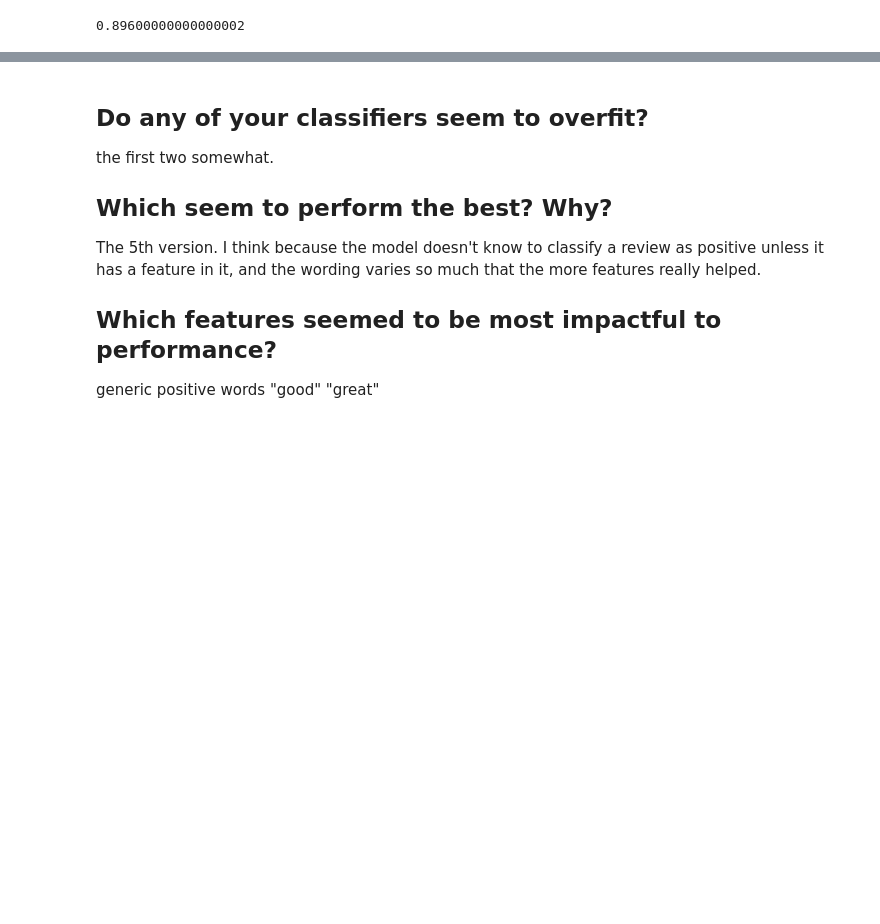
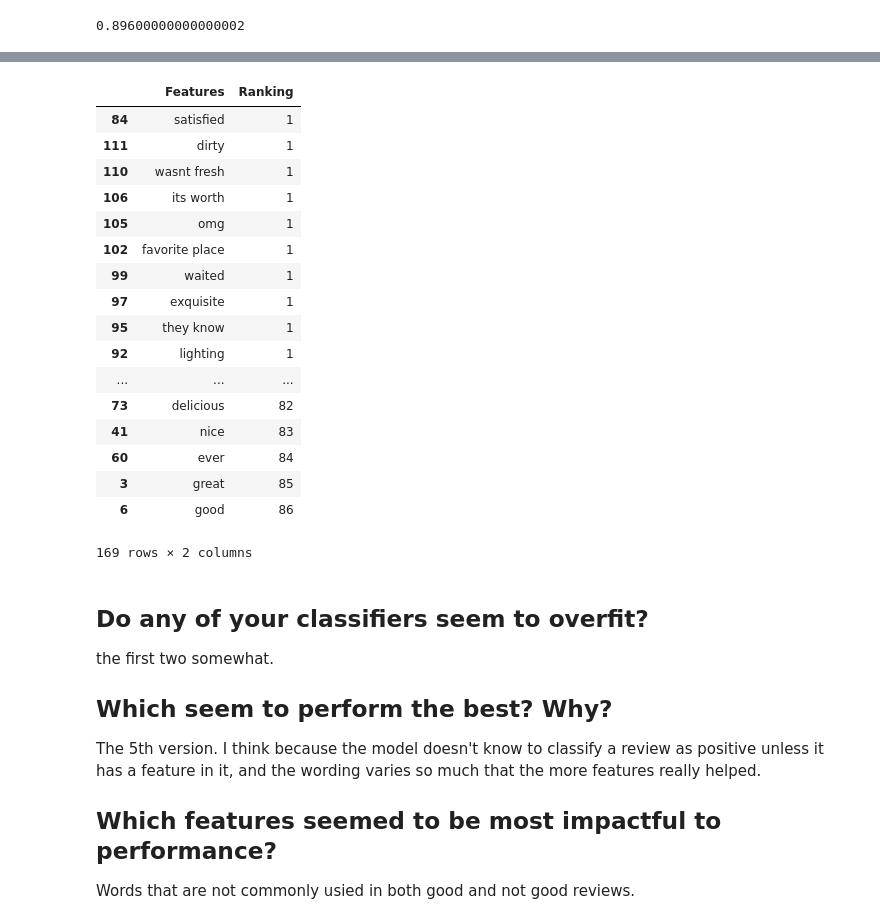
Before and after one commit to lilpricey/Thinkful, a Jupyter notebook: unit_2/Feedback analysis.ipynb, the cells around one changed output, grey strips where cells are left out. Drawn from its saved outputs; the diff is of its cells as text; code cells hidden in the pictures; blank space fills up the shorter version.

```diff
--- a/unit_2/Feedback analysis.ipynb
+++ b/unit_2/Feedback analysis.ipynb
@@ -253,0 +256,6 @@ sum(y_pred == target)/len(y_pred)
+# %%
+from sklearn.feature_selection import RFE
+
+# Pass any estimator to the RFE constructor
+selector = RFE(bnb)
+selector = selector.fit(data, target)
@@ -254,3 +272,25 @@ sum(y_pred == target)/len(y_pred)
+# %%
+rankings = pd.DataFrame({'Features': data.columns, 'Ranking' : selector.ranking_})
+rankings.sort_values('Ranking')
+# %% [output]
+|  | Features | Ranking |
+| 84 | satisfied | 1 |
+| 111 | dirty | 1 |
+| 110 | wasnt fresh | 1 |
+| 106 | its worth | 1 |
+| 105 | omg | 1 |
+| 102 | favorite place | 1 |
+| 99 | waited | 1 |
+| 97 | exquisite | 1 |
+| 95 | they know | 1 |
+| 92 | lighting | 1 |
+| ... | ... | ... |
+| 73 | delicious | 82 |
+| 41 | nice | 83 |
+| 60 | ever | 84 |
+| 3 | great | 85 |
+| 6 | good | 86 |
+169 rows × 2 columns
 # %% [markdown]
 ## Do any of your classifiers seem to overfit?
 the first two somewhat.
@@ -258,4 +298,4 @@ the first two somewhat.
 ## Which seem to perform the best? Why?
 The 5th version. I think because the model doesn't know to classify a review as positive unless it has a feature in it, and the wording varies so much that the more features really helped.
 ## Which features seemed to be most impactful to performance?
-generic positive words "good" "great"
+Words that are not commonly usied in both good and not good reviews.
```
Also changed, not shown: parts of 3 cells of this notebook.
